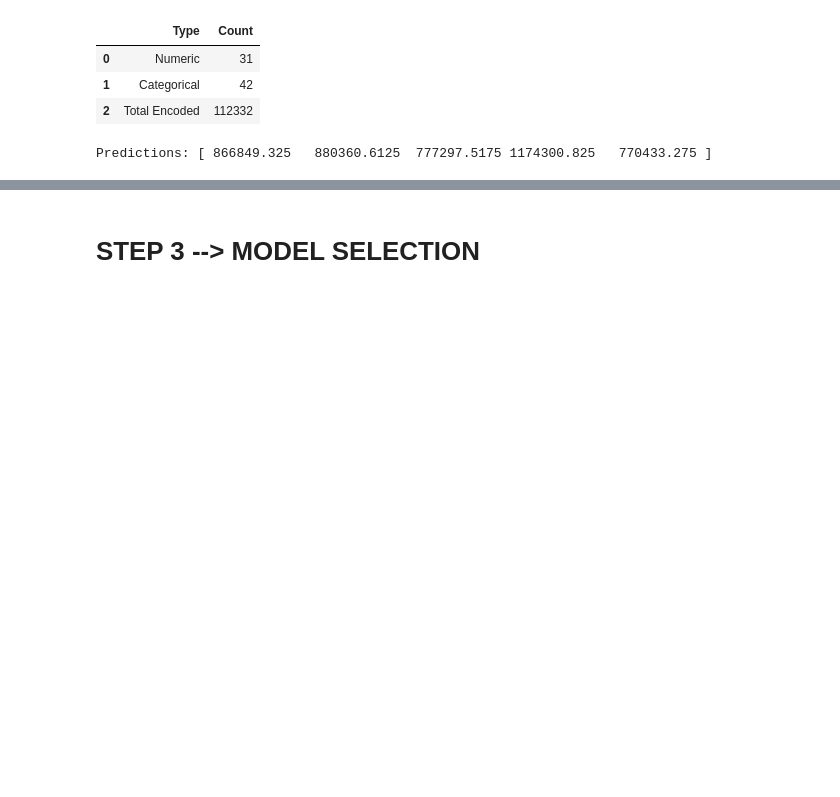
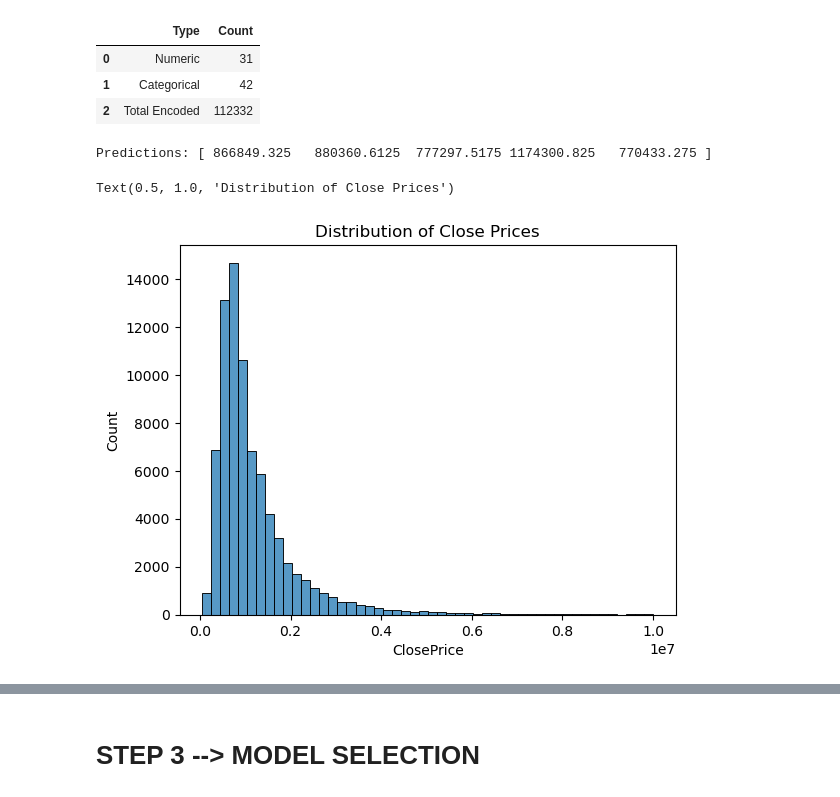
Before and after one commit to stephaniepatriciaans/Home_Price_Predictions, a Jupyter notebook: Step1,2_Stephanie.ipynb, the cells around one changed output, grey strips where cells are left out. Cells and saved outputs as stored; diff of their text form; code cells hidden in the pictures; blank space fills up the shorter version.

```diff
--- a/Step1,2_Stephanie.ipynb
+++ b/Step1,2_Stephanie.ipynb
@@ -786,3 +786,10 @@ X_sample = pd.read_csv("data/cleaned_enhanced.csv").drop(columns=[target]).head(
 print("Predictions:", model.predict(X_sample))
 # %% [output]
 Predictions: [ 866849.325   880360.6125  777297.5175 1174300.825   770433.275 ]
+# %%
+import seaborn as sns, matplotlib.pyplot as plt
+sns.histplot(df_clean["ClosePrice"], bins=50)
+plt.title("Distribution of Close Prices")
+# %% [output]
+Text(0.5, 1.0, 'Distribution of Close Prices')
+[figure, added]
```
Also changed, not shown: parts of 2 cells of this notebook, 8 other files.
